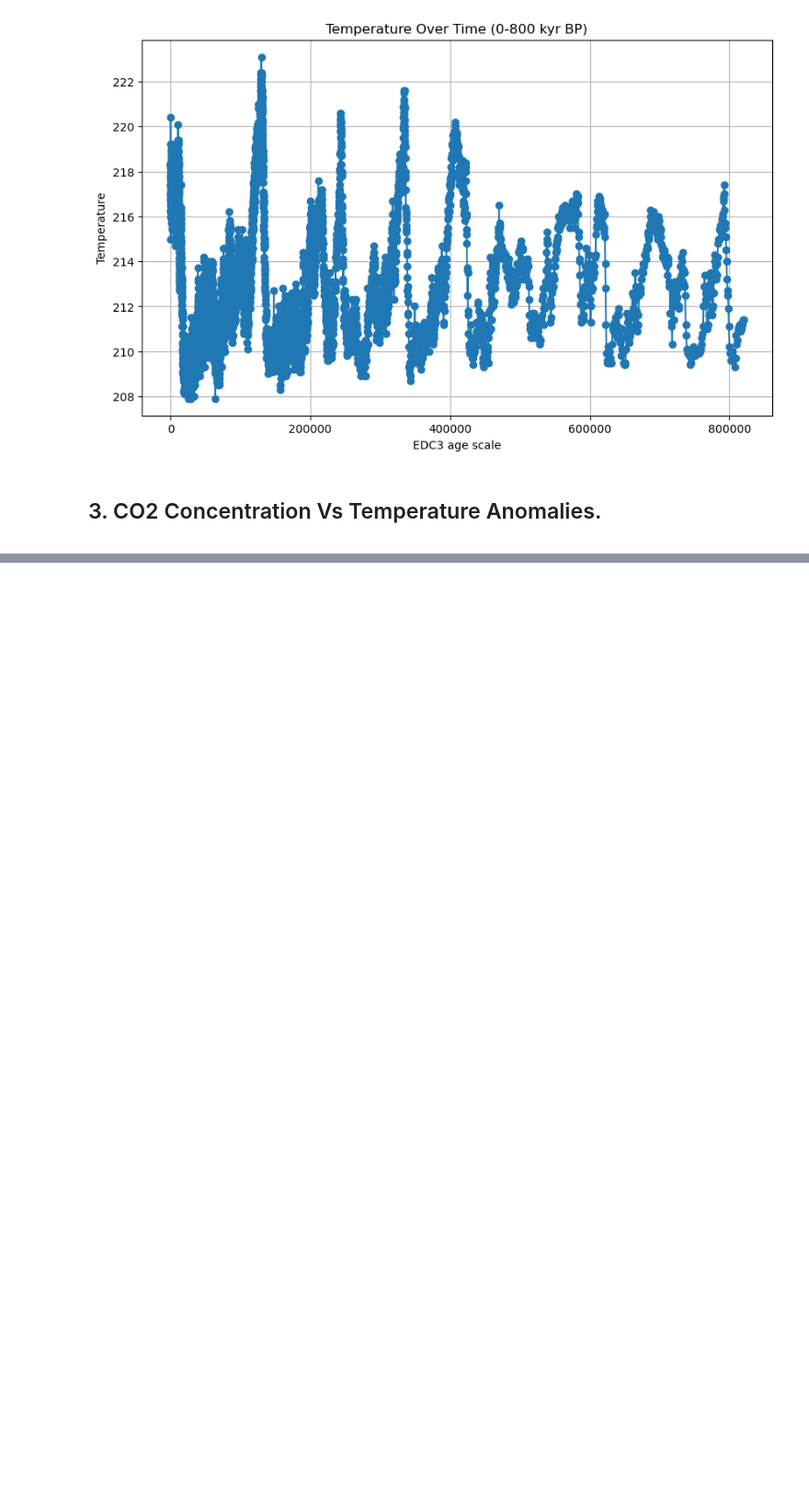
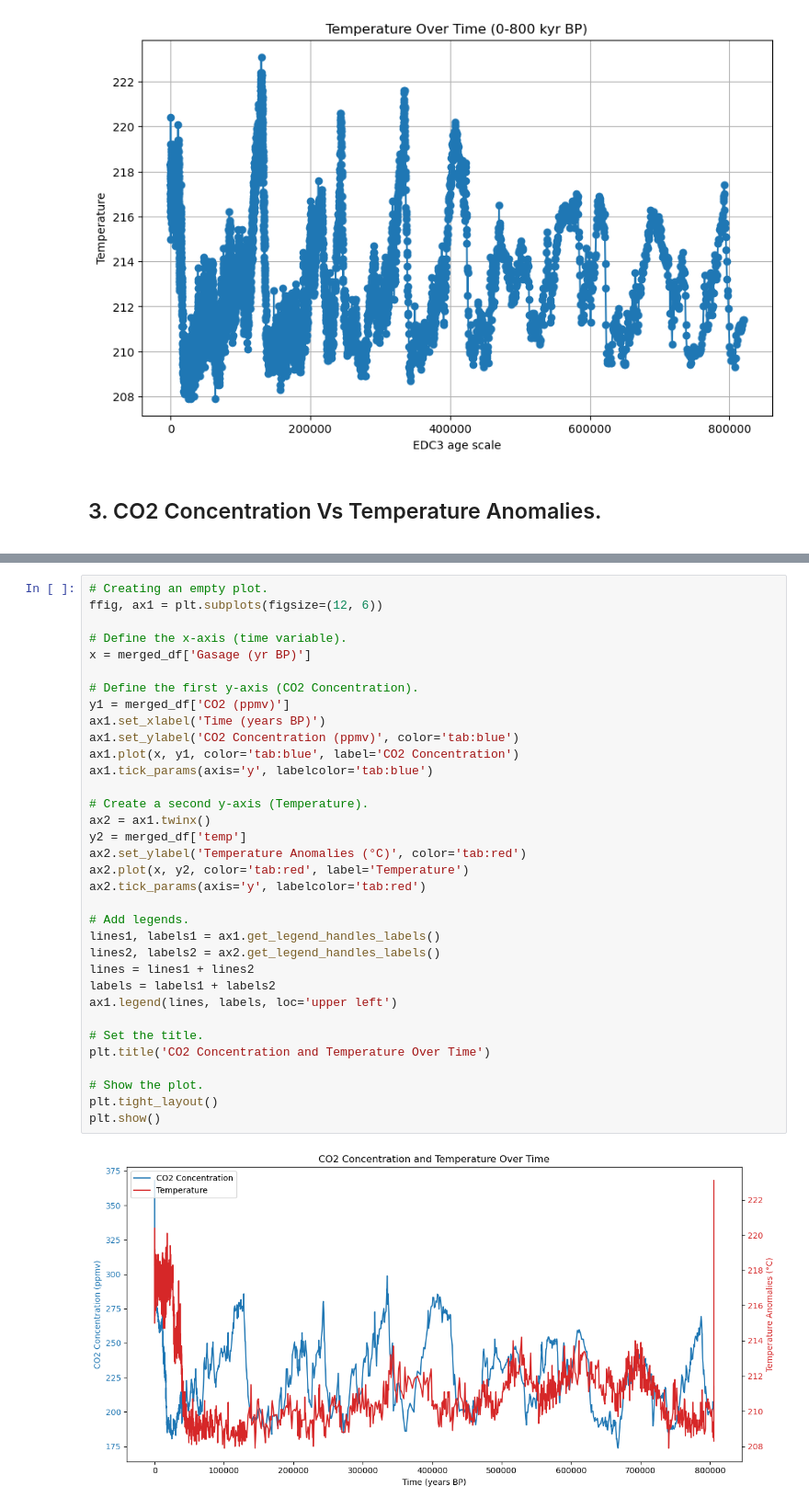
Before and after one commit to AndreaCignoni/PfDA-Project-2-An-Analysis-of-Paleo-Present-Climate-Data, a Jupyter notebook: An analysis of paleo-present climate data.ipynb, the cells around one changed output, grey strips where cells are left out. Shown at 92% size. Cells and saved outputs as stored; diff of their text form; blank space fills up the shorter version.

Commit message:
Comparing CO2 Concentration over Temperature Anomalities

```diff
--- a/An analysis of paleo-present climate data.ipynb
+++ b/An analysis of paleo-present climate data.ipynb
@@ -628,0 +742,36 @@ plt.show()
+# %%
+# Creating an empty plot.
+ffig, ax1 = plt.subplots(figsize=(12, 6))
+
+# Define the x-axis (time variable).
+x = merged_df['Gasage (yr BP)']
+
+# Define the first y-axis (CO2 Concentration).
+y1 = merged_df['CO2 (ppmv)']
+ax1.set_xlabel('Time (years BP)')
+ax1.set_ylabel('CO2 Concentration (ppmv)', color='tab:blue')
+ax1.plot(x, y1, color='tab:blue', label='CO2 Concentration')
+ax1.tick_params(axis='y', labelcolor='tab:blue')
+
+# Create a second y-axis (Temperature).
+ax2 = ax1.twinx()
+y2 = merged_df['temp']
+ax2.set_ylabel('Temperature Anomalies (°C)', color='tab:red')
+ax2.plot(x, y2, color='tab:red', label='Temperature')
+ax2.tick_params(axis='y', labelcolor='tab:red')
+
+# Add legends.
+lines1, labels1 = ax1.get_legend_handles_labels()
+lines2, labels2 = ax2.get_legend_handles_labels()
+lines = lines1 + lines2
+labels = labels1 + labels2
+ax1.legend(lines, labels, loc='upper left')
+
+# Set the title.
+plt.title('CO2 Concentration and Temperature Over Time')
+
+# Show the plot.
+plt.tight_layout()
+plt.show()
+# %% [output]
+[figure, added]
```
Also changed, not shown: parts of 13 cells of this notebook, 3 other files.
